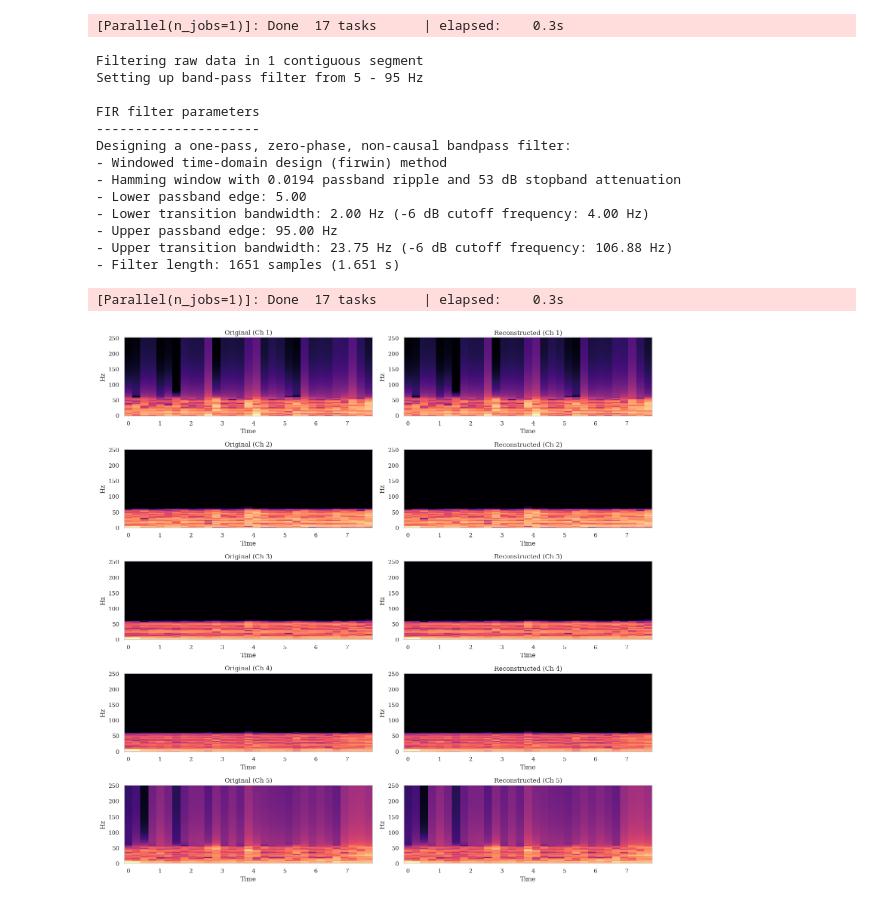
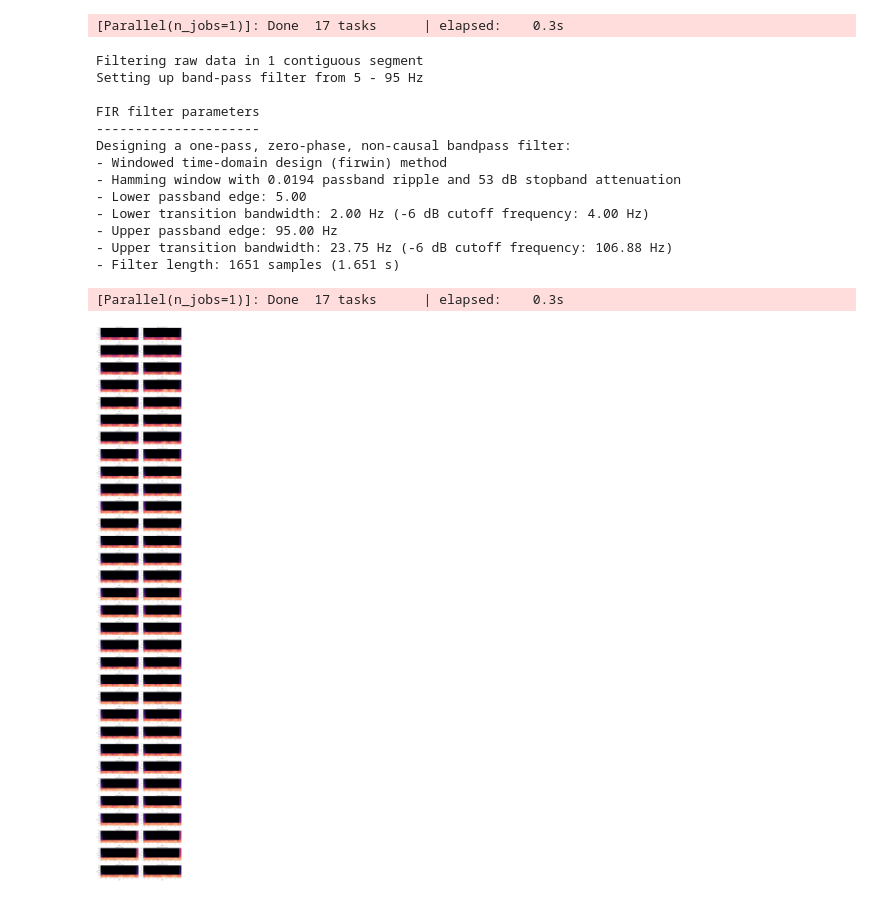
Before and after one commit to EricToal/signals_lab, a Jupyter notebook: create_EEG_results.ipynb, the cells around one changed output. Saved outputs shown, nothing was run; the diff lists cells and outputs as text; code cells hidden in the pictures.

```diff
--- a/create_EEG_results.ipynb
+++ b/create_EEG_results.ipynb
@@ -38,6 +38,7 @@ lee_config = EEGConfig(
     num_channels=32,
     sample_rate=1000,
     sample_duration=4,
+    eeg_dim=4096,
     subject_range=(6, 6),
     filter_range=(5, 95),
     channel_range=("Fp1", "PO10")
@@ -45,7 +46,7 @@ lee_config = EEGConfig(
 configs = [lee_config]
 n_fft = 512
 
-test_set = CombinedProcessor(configs=configs, nperseg = n_fft/2, noverlap = n_fft/4, window='hann')
+test_set = CombinedProcessor(configs=configs, nperseg = n_fft, noverlap = n_fft/2, window='hann')
 test_loader = DataLoader(test_set, batch_size=1, shuffle=True)
 # %% [output]
 Filtering raw data in 1 contiguous segment
@@ -82,32 +83,32 @@ original_spectr = test_set.compute_spectrograms(segment.numpy(), 1000)
 
 with torch.no_grad():
     output = vqvae(segment)
     reconstructed_segment = output[0]
 
 reconstructed_spectr = test_set.compute_spectrograms(reconstructed_segment.numpy(), 1000)
 original_spectr = np.squeeze(original_spectr)
 reconstructed_spectr = np.squeeze(original_spectr)
 mse = test_set.compare_spectrograms(original_spectr, reconstructed_spectr)
 test_set.plot_spectrograms(
     original=original_spectr,
     reconstructed=reconstructed_spectr,
     mse=mse,
     sample_rate=1000,
-    requested_channels=5
+    requested_channels=32
 )
 # %% [output]
 Filtering raw data in 1 contiguous segment
 Setting up band-pass filter from 5 - 95 Hz
 
 FIR filter parameters
 ---------------------
 Designing a one-pass, zero-phase, non-causal bandpass filter:
 - Windowed time-domain design (firwin) method
 - Hamming window with 0.0194 passband ripple and 53 dB stopband attenuation
 - Lower passband edge: 5.00
 - Lower transition bandwidth: 2.00 Hz (-6 dB cutoff frequency: 4.00 Hz)
 - Upper passband edge: 95.00 Hz
 - Upper transition bandwidth: 23.75 Hz (-6 dB cutoff frequency: 106.88 Hz)
 - Filter length: 1651 samples (1.651 s)
 [Parallel(n_jobs=1)]: Done  17 tasks      | elapsed:    0.3s
-[figure, old version]
+[figure, new version]
```
Also changed, not shown: 7 other files.
